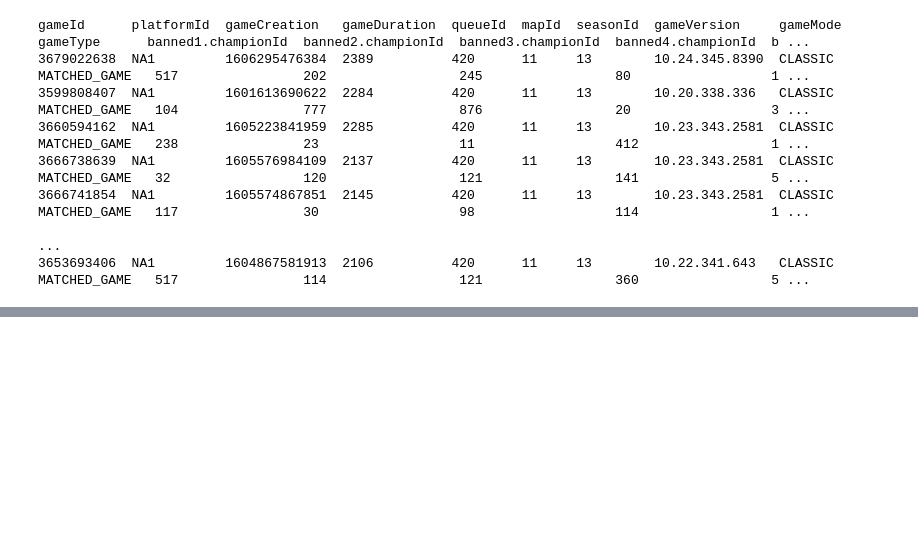
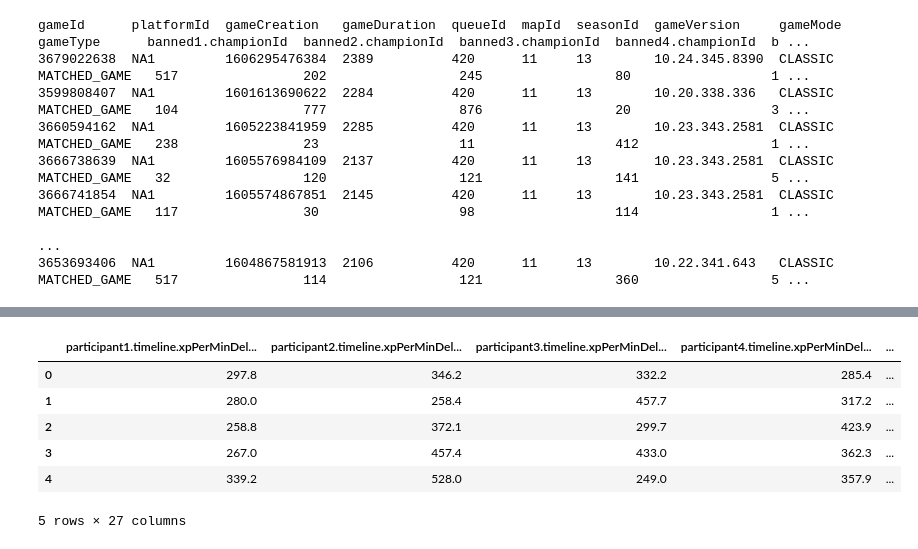
Before and after one commit to ViviVoid/leagueVictoryPredictor, a Jupyter notebook: data_pre_processing - Copy.ipynb, the cells around one changed output, grey strips where cells are left out. Drawn from its saved outputs; the diff is of its cells as text; code cells hidden in the pictures; blank space fills up the shorter version.

```diff
--- a/data_pre_processing - Copy.ipynb
+++ b/data_pre_processing - Copy.ipynb
@@ -168,0 +317,10 @@ accuracy:  0.7357897743501857
+# %%
+df_game.head()
+# %% [output]
+|  | participant1.timeline.xpPerMinDel... | participant2.timeline.xpPerMinDel... | participant3.timeline.xpPerMinDel... | participant4.timeline.xpPerMinDel... | ... |
+| 0 | 297.8 | 346.2 | 332.2 | 285.4 | ... |
+| 1 | 280.0 | 258.4 | 457.7 | 317.2 | ... |
+| 2 | 258.8 | 372.1 | 299.7 | 423.9 | ... |
+| 3 | 267.0 | 457.4 | 433.0 | 362.3 | ... |
+| 4 | 339.2 | 528.0 | 249.0 | 357.9 | ... |
+5 rows × 27 columns
```
Also changed, not shown: parts of 14 cells of this notebook, 1 other file.
